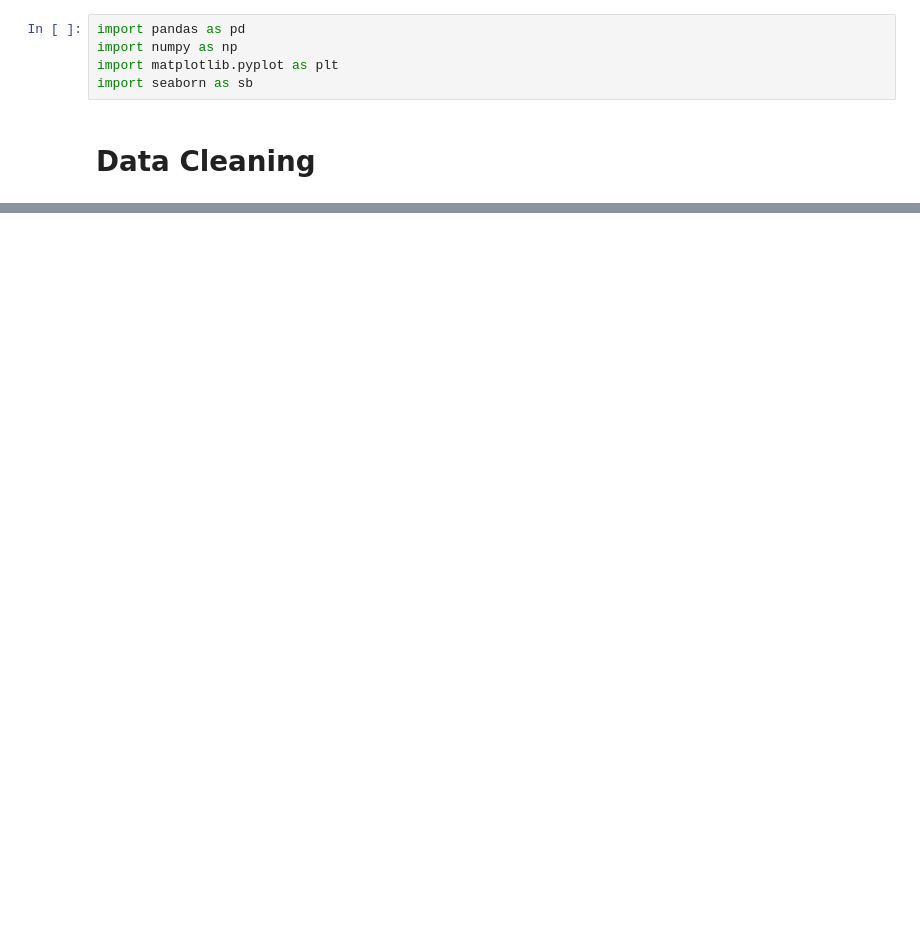
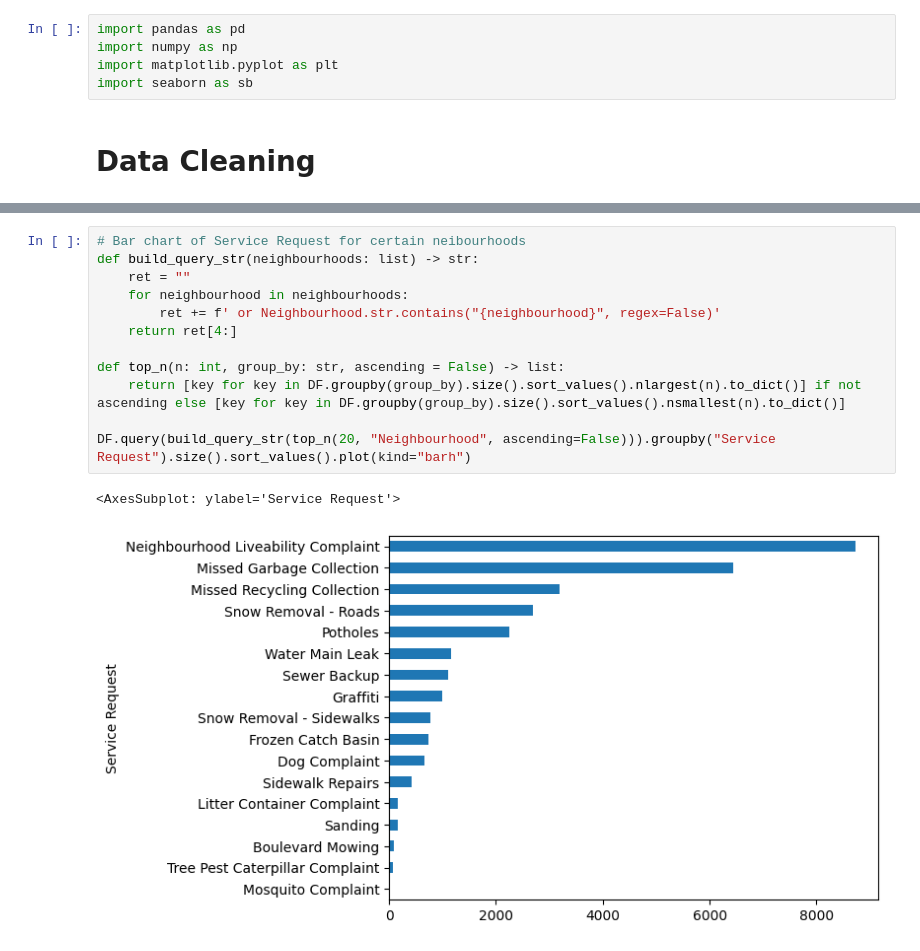
Before and after one commit to tommyvct/winnipeg-311-data-analysis, a Jupyter notebook: test.ipynb, the cells around one changed output, grey strips where cells are left out. Cells and saved outputs as stored; diff of their text form; blank space fills up the shorter version.

```diff
--- a/test.ipynb
+++ b/test.ipynb
@@ -41,0 +85,15 @@ DF.loc[DF["Neighbourhood"] == "Montcalm"]
+# %%
+# Bar chart of Service Request for certain neibourhoods
+def build_query_str(neighbourhoods: list) -> str:
+    ret = ""
+    for neighbourhood in neighbourhoods:
+        ret += f' or Neighbourhood.str.contains("{neighbourhood}", regex=False)'
+    return ret[4:]
+
+def top_n(n: int, group_by: str, ascending = False) -> list:
+    return [key for key in DF.groupby(group_by).size().sort_values().nlargest(n).to_dict()] if not ascending else [key for key in DF.groupby(group_by).size().sort_values().nsmallest(n).to_dict()]
+
+DF.query(build_query_str(top_n(20, "Neighbourhood", ascending=False))).groupby("Service Request").size().sort_values().plot(kind="barh")
+# %% [output]
+<AxesSubplot: ylabel='Service Request'>
+[figure, added]
```
Also changed, not shown: parts of 13 cells of this notebook.
